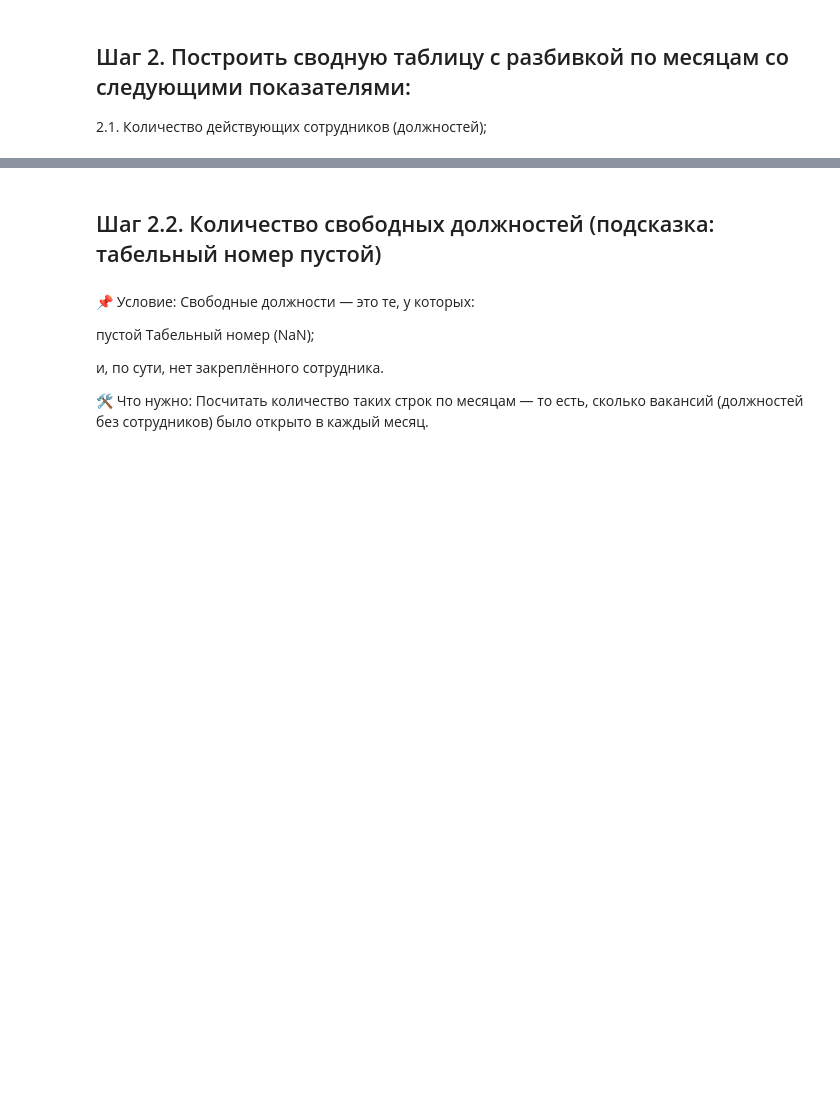
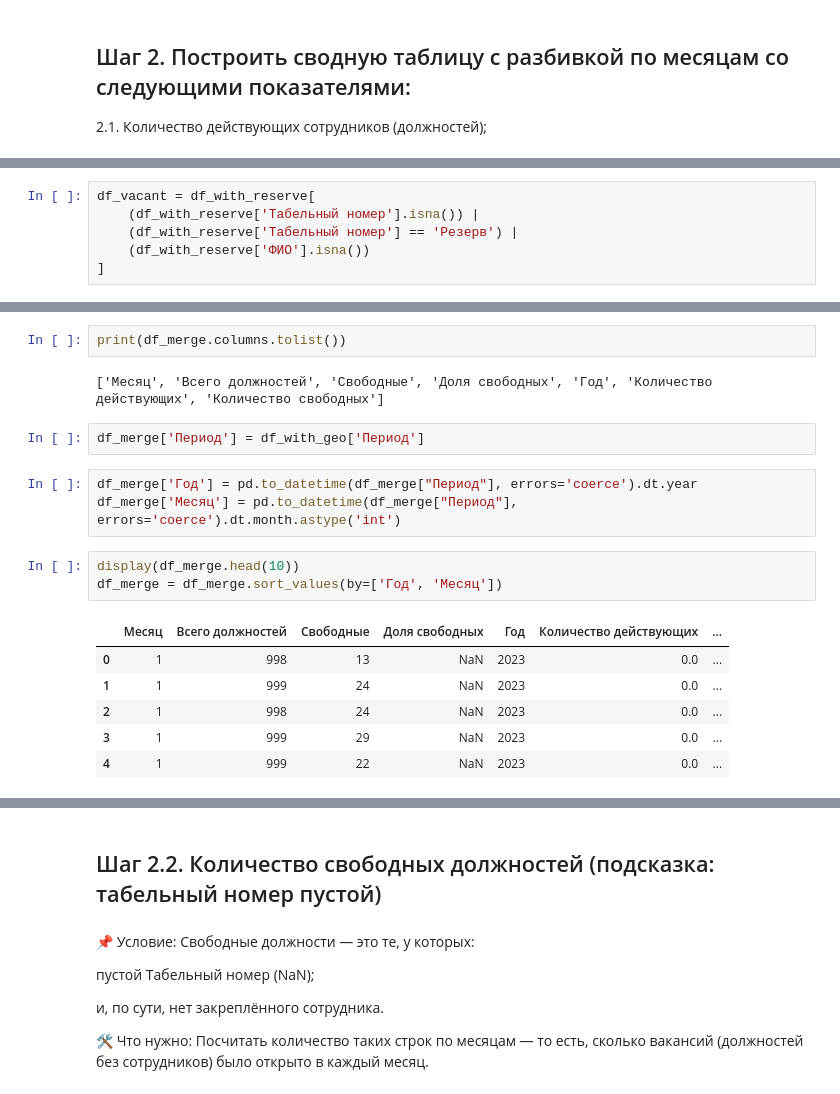
Before and after one commit to liliya-star/analyst-staff-analysis, a Jupyter notebook: analyst_test_case.ipynb, the cells around one changed output, grey strips where cells are left out. Drawn from its saved outputs; the diff is of its cells as text; blank space fills up the shorter version.

```diff
--- a/analyst_test_case.ipynb
+++ b/analyst_test_case.ipynb
@@ -300,0 +360,6 @@ pivot_active
+# %%
+df_vacant = df_with_reserve[
+    (df_with_reserve['Табельный номер'].isna()) |
+    (df_with_reserve['Табельный номер'] == 'Резерв') |
+    (df_with_reserve['ФИО'].isna())
+]
@@ -300,0 +411,19 @@ pivot_active
+# %%
+print(df_merge.columns.tolist())
+# %% [output]
+['Месяц', 'Всего должностей', 'Свободные', 'Доля свободных', 'Год', 'Количество действующих', 'Количество свободных']
+# %%
+df_merge['Период'] = df_with_geo['Период']
+# %%
+df_merge['Год'] = pd.to_datetime(df_merge["Период"], errors='coerce').dt.year
+df_merge['Месяц'] = pd.to_datetime(df_merge["Период"], errors='coerce').dt.month.astype('int')
+# %%
+display(df_merge.head(10))
+df_merge = df_merge.sort_values(by=['Год', 'Месяц'])
+# %% [output]
+|  | Месяц | Всего должностей | Свободные | Доля свободных | Год | Количество действующих | ... |
+| 0 | 1 | 998 | 13 | NaN | 2023 | 0.0 | ... |
+| 1 | 1 | 999 | 24 | NaN | 2023 | 0.0 | ... |
+| 2 | 1 | 998 | 24 | NaN | 2023 | 0.0 | ... |
+| 3 | 1 | 999 | 29 | NaN | 2023 | 0.0 | ... |
+| 4 | 1 | 999 | 22 | NaN | 2023 | 0.0 | ... |
```
Also changed, not shown: parts of 23 cells of this notebook.
